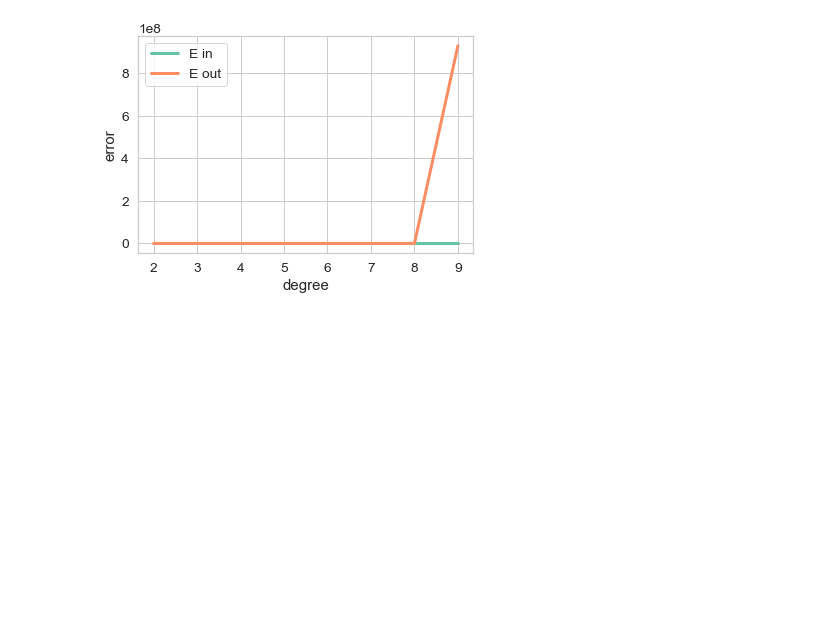
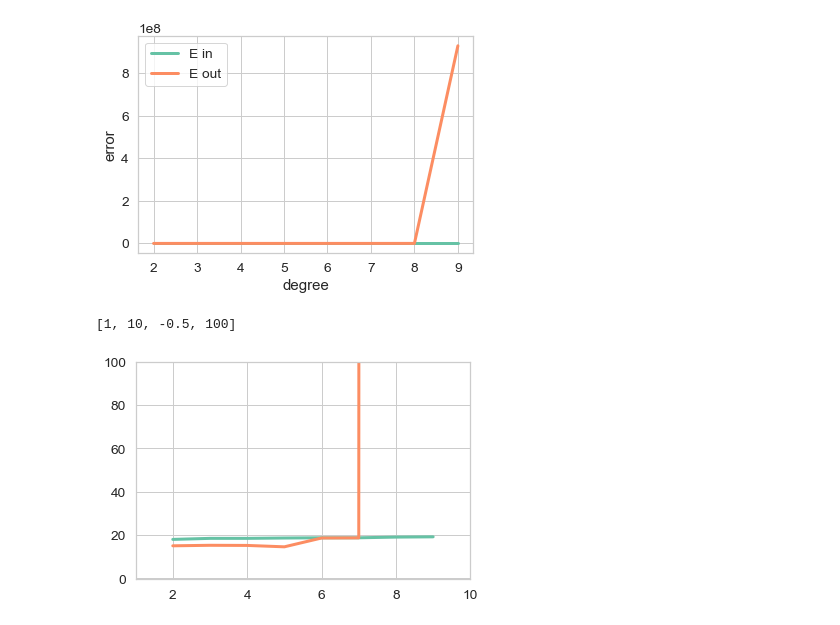
Before and after one commit to chuan-khuna/Datamining, a Jupyter notebook: bias_var_learning_curve/02-overfitting.ipynb, the cells around one changed output. Drawn from its saved outputs; the diff is of its cells as text; code cells hidden in the pictures; blank space fills up the shorter version.

```diff
--- a/bias_var_learning_curve/02-overfitting.ipynb
+++ b/bias_var_learning_curve/02-overfitting.ipynb
@@ -38,14 +38,14 @@ plt.scatter(x_sample, y_sample, color='blue')
 <matplotlib.collections.PathCollection at 0x...>
 [figure]
 # %%
-sample_list = np.arange(2, 10)
+degree = np.arange(2, 10)
 # %%
 model_coef = []
 model_intercept = []
 e_out = []
 e_in = []
 
-for i in sample_list:
+for i in degree:
     polynomial_features= PolynomialFeatures(degree=i)
     x_sample_poly = polynomial_features.fit_transform(x_sample[:, np.newaxis])
     model = LinearRegression()
@@ -83,3 +83,10 @@ plt.ylabel('error')
 # %% [output]
 Text(0, 0.5, 'error')
 [figure]
+# %%
+sns.lineplot(degree, e_in)
+sns.lineplot(degree, e_out)
+plt.axis([1, 10, -0.5, 100])
+# %% [output]
+[1, 10, -0.5, 100]
+[figure, added]
```
Also changed, not shown: parts of 1 cell of this notebook.
